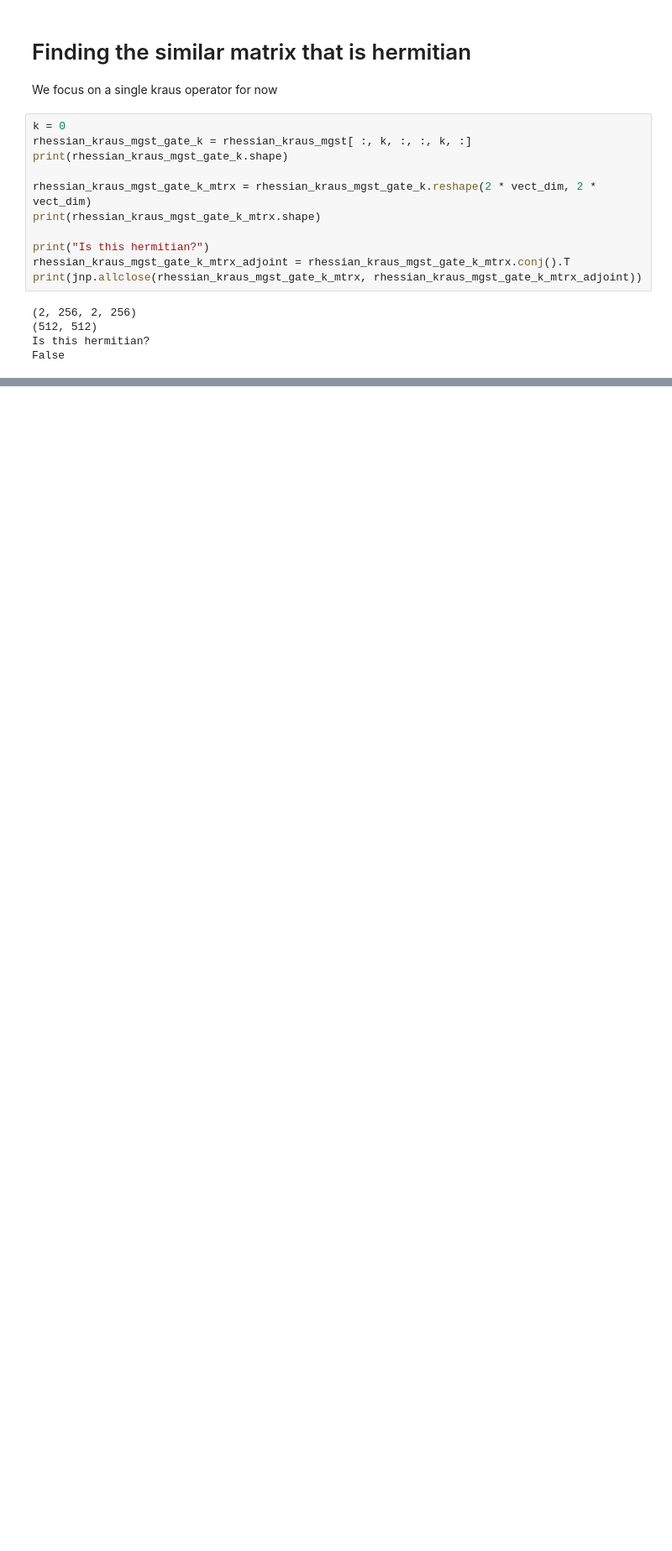
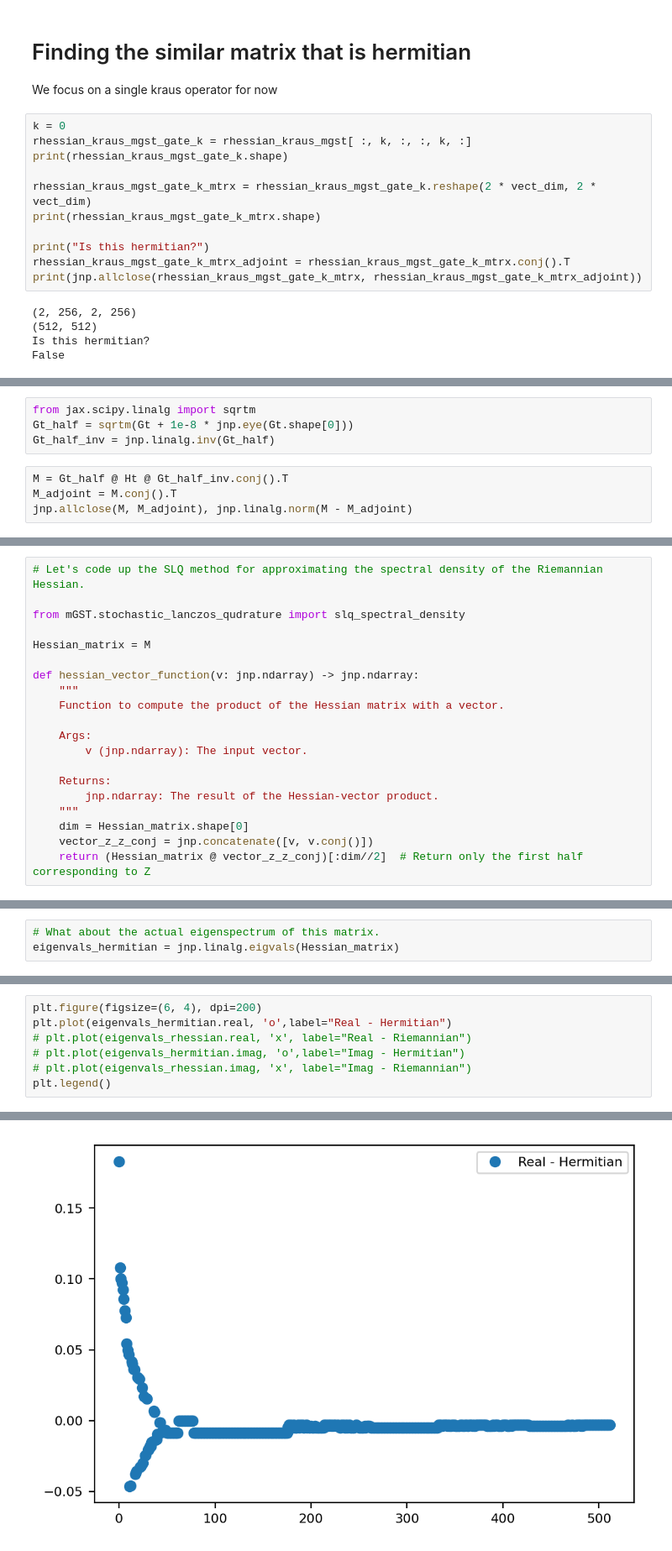
Before and after one commit to EmilianoG-byte/iqm-benchmarks, a Jupyter notebook: playground/num_sequences/testing_sd_approach.ipynb, the cells around one changed output, grey strips where cells are left out. Shown at 84% size. Cells and saved outputs as stored; diff of their text form; blank space fills up the shorter version.

```diff
--- a/playground/num_sequences/testing_sd_approach.ipynb
+++ b/playground/num_sequences/testing_sd_approach.ipynb
@@ -658,0 +845,8 @@ False
+# %%
+from jax.scipy.linalg import sqrtm
+Gt_half = sqrtm(Gt + 1e-8 * jnp.eye(Gt.shape[0]))
+Gt_half_inv = jnp.linalg.inv(Gt_half)
+# %%
+M = Gt_half @ Ht @ Gt_half_inv.conj().T
+M_adjoint = M.conj().T
+jnp.allclose(M, M_adjoint), jnp.linalg.norm(M - M_adjoint)
@@ -658,0 +855,20 @@ False
+# %%
+# Let's code up the SLQ method for approximating the spectral density of the Riemannian Hessian.
+
+from mGST.stochastic_lanczos_qudrature import slq_spectral_density
+
+Hessian_matrix = M
+
+def hessian_vector_function(v: jnp.ndarray) -> jnp.ndarray:
+    """
+    Function to compute the product of the Hessian matrix with a vector.
+
+    Args:
+        v (jnp.ndarray): The input vector.
+
+    Returns:
+        jnp.ndarray: The result of the Hessian-vector product.
+    """
+    dim = Hessian_matrix.shape[0]
+    vector_z_z_conj = jnp.concatenate([v, v.conj()])
+    return (Hessian_matrix @ vector_z_z_conj)[:dim//2]  # Return only the first half corresponding to Z
@@ -658,0 +909,3 @@ False
+# %%
+# What about the actual eigenspectrum of this matrix.
+eigenvals_hermitian = jnp.linalg.eigvals(Hessian_matrix)
@@ -658,0 +934,8 @@ False
+# %%
+plt.figure(figsize=(6, 4), dpi=200)
+plt.plot(eigenvals_hermitian.real, 'o',label="Real - Hermitian")
+# plt.plot(eigenvals_rhessian.real, 'x', label="Real - Riemannian")
+# plt.plot(eigenvals_hermitian.imag, 'o',label="Imag - Hermitian")
+# plt.plot(eigenvals_rhessian.imag, 'x', label="Imag - Riemannian")
+plt.legend()
+# %% [output]
@@ -658,0 +943 @@ False
+[figure, added]
```
Also changed, not shown: parts of 40 cells of this notebook.
